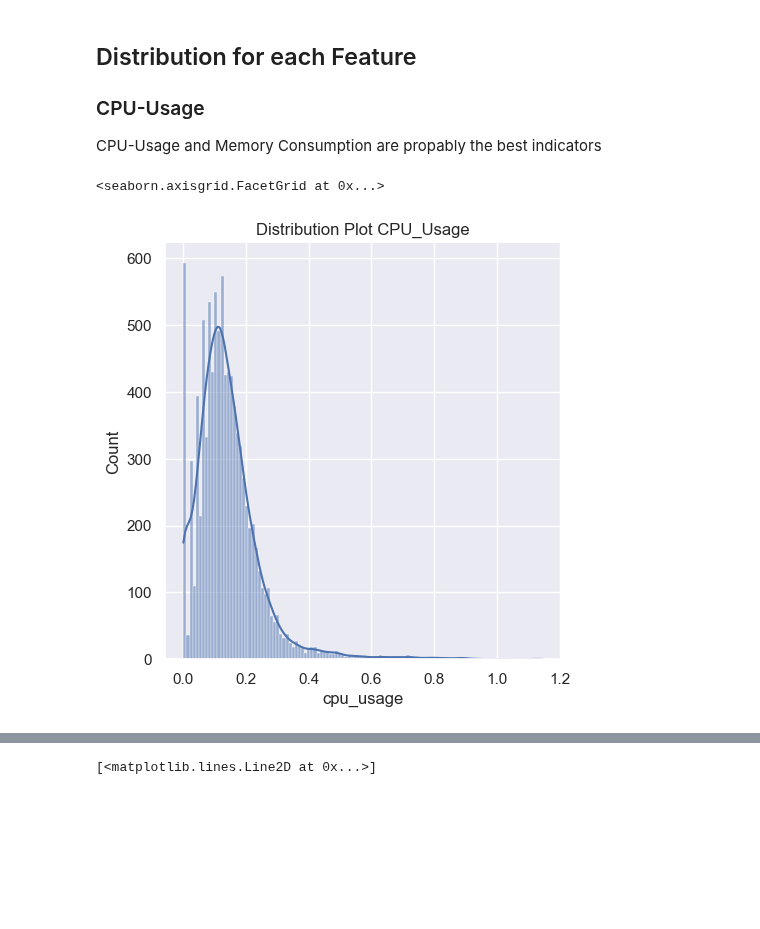
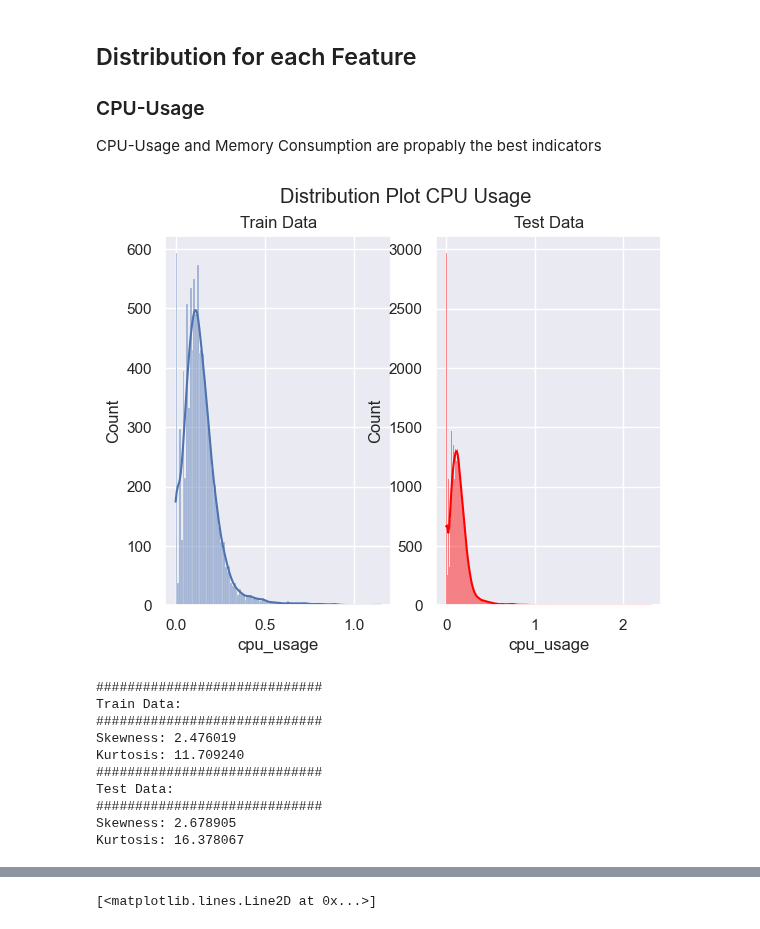
Before and after one commit to Janalytics94/anomaly-detection-software, a Jupyter notebook: src/analyse/EDA.ipynb, the cells around one changed output, grey strips where cells are left out. Saved outputs shown, nothing was run; the diff lists cells and outputs as text; code cells hidden in the pictures; blank space fills up the shorter version.

```diff
--- a/src/analyse/EDA.ipynb
+++ b/src/analyse/EDA.ipynb
@@ -78,11 +163,38 @@ train.describe() # Only positive values
 ### CPU-Usage
 
 CPU-Usage and Memory Consumption are propably the best indicators
-# %%
-sns.set()
-sns.displot(train.cpu_usage, kde=True).set(title="Distribution Plot CPU Usage") # left skewed
-# %% [output]
-<seaborn.axisgrid.FacetGrid at 0x...>
-[figure, removed]
+# %%
+fig, axes = plt.subplots(1,2)
+sns.set()
+fig.suptitle('Distribution Plot CPU Usage')
+axes[0].set_title('Train Data')
+axes[1].set_title('Test Data')
+sns.histplot(train.cpu_usage, kde=True, ax=axes[0])# left skewed
+sns.histplot(test.cpu_usage, kde=True, ax=axes[1], color='red') # left skewed
+plt.show()
+# %% [output]
+[figure, added]
+# %%
+print("#############################")
+print("Train Data:")
+print("#############################")
+print("Skewness: %f" % train['cpu_usage'].skew())
+print("Kurtosis: %f" % train['cpu_usage'].kurt())
+print("#############################")
+print("Test Data:")
+print("#############################")
+print("Skewness: %f" % test['cpu_usage'].skew())
+print("Kurtosis: %f" % test['cpu_usage'].kurt())
+# %% [output]
+#############################
+Train Data:
+#############################
+Skewness: 2.476019
+Kurtosis: 11.709240
+#############################
+Test Data:
+#############################
+Skewness: 2.678905
+Kurtosis: 16.378067
 # %%
 # Q-Q Plot
```
Also changed, not shown: parts of 13 cells of this notebook, 14 other files.
